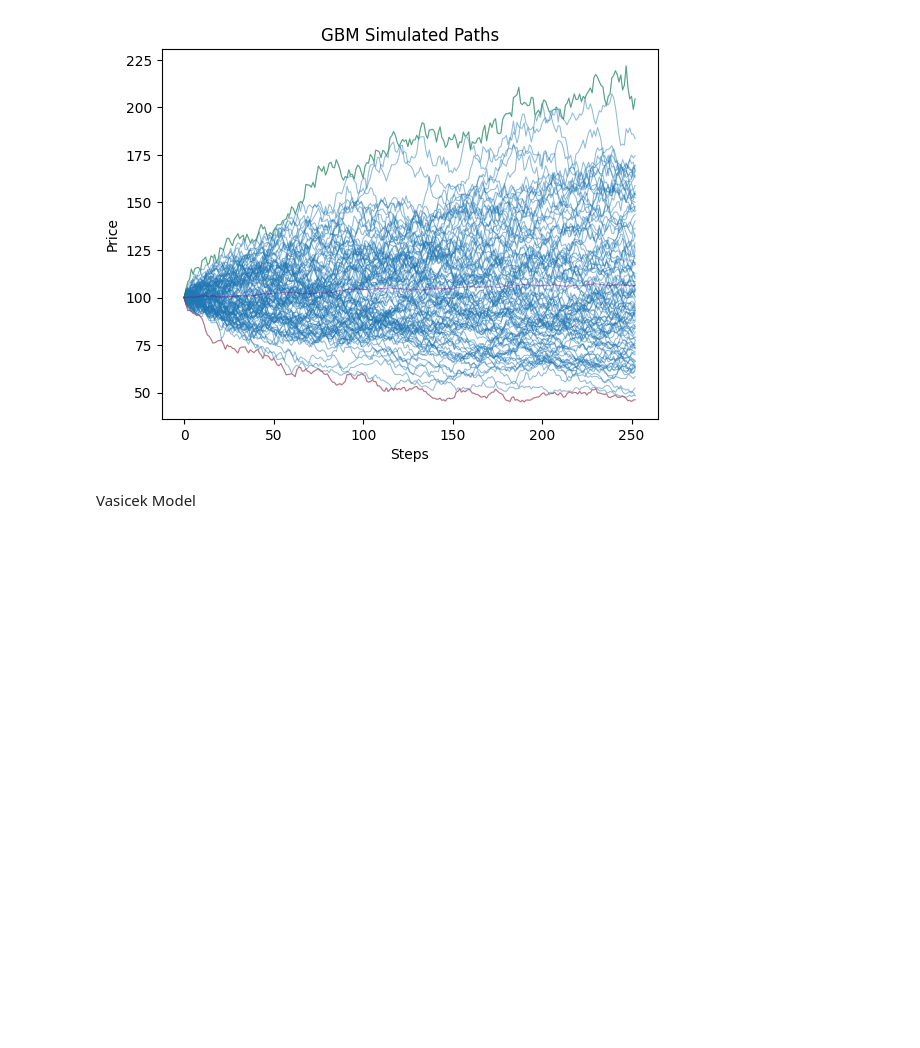
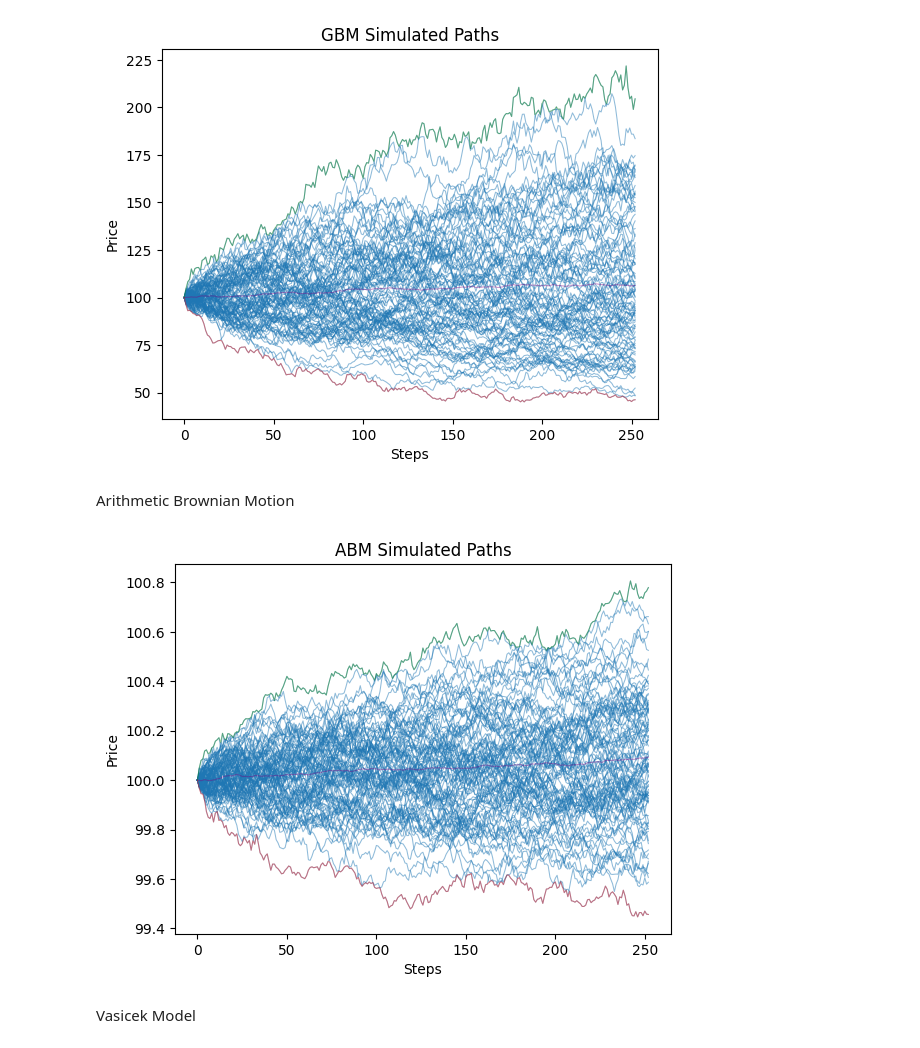
Before and after one commit to dbu79/fin-mat-library, a Jupyter notebook: testing.ipynb, the cells around one changed output. Saved outputs shown, nothing was run; the diff lists cells and outputs as text; code cells hidden in the pictures; blank space fills up the shorter version.

Commit message:
Add arithmetic brownian motion

```diff
--- a/testing.ipynb
+++ b/testing.ipynb
@@ -142,6 +142,22 @@ paths = gbm.sim_paths(T=T, dt=dt, n_paths=n)
 gbm.plot_paths(paths=paths)
 # %% [output]
 [figure]
+# %% [markdown]
+Arithmetic Brownian Motion
+# %%
+from processes import ArithmeticBrownianMotion
+
+S = 100
+mu = 0.08
+sigma = 0.3
+T = 1
+dt = 1/252
+n = 100
+abm = ArithmeticBrownianMotion(S0=S, mu=mu, sigma=sigma)
+paths = abm.sim_paths(dt=dt, T=T, n_paths=n)
+abm.plot_paths(paths=paths)
+# %% [output]
+[figure, added]
 # %% [markdown]
 Vasicek Model
 # %%
```
Also changed, not shown: 2 other files.
